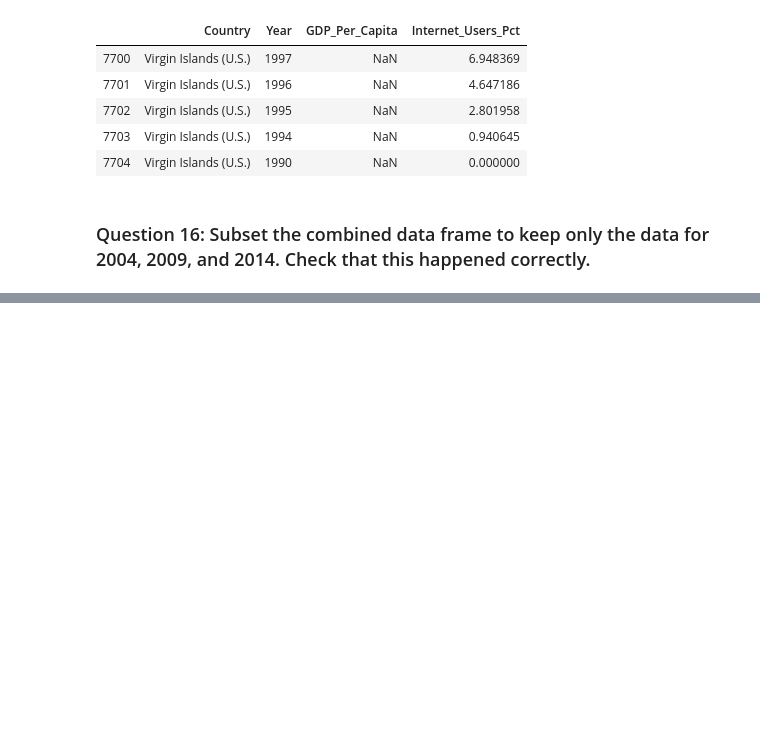
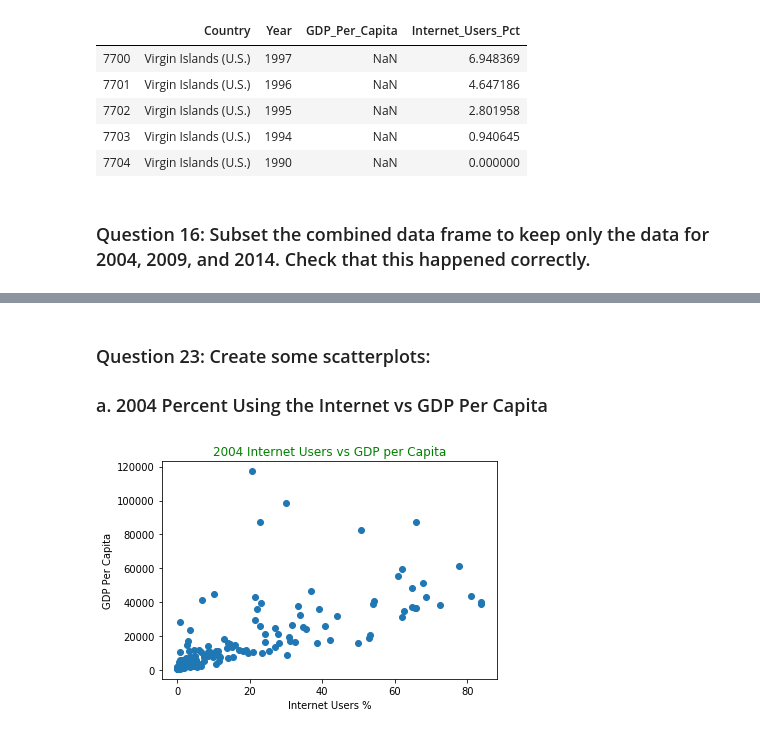
Before and after one commit to CatSchmalzer/gdp-and-internet, a Jupyter notebook: notebooks/un_data_explore.ipynb, the cells around one changed output, grey strips where cells are left out. Drawn from its saved outputs; the diff is of its cells as text; code cells hidden in the pictures; blank space fills up the shorter version.

```diff
--- a/notebooks/un_data_explore.ipynb
+++ b/notebooks/un_data_explore.ipynb
@@ -163,3 +163,7 @@ gdp_and_internet_use.tail(5)
 | 7704 | Virgin Islands (U.S.) | 1990 | NaN | 0.000000 |
 # %% [markdown]
 ### Question 16: Subset the combined data frame to keep only the data for 2004, 2009, and 2014. Check that this happened correctly.
+# %%
+years_list = ['2004', '2009', '2014']
+gdp_and_internet_use = gdp_and_internet_use.query("Year in @years_list")
+gdp_and_internet_use.shape
@@ -165,0 +192,3 @@ gdp_and_internet_use.tail(5)
+# %%
+gdp_internet_2004 = gdp_and_internet_use['Year'] == 2004
+gdp_and_internet_2004 = gdp_and_internet_use[gdp_internet_2004]
@@ -165,0 +308,10 @@ gdp_and_internet_use.tail(5)
+# %% [markdown]
+### Question 23: Create some scatterplots:
+### a. 2004 Percent Using the Internet vs GDP Per Capita
+# %%
+plt.scatter('Internet_Users_Pct', 'GDP_Per_Capita', data = gdp_and_internet_2004)
+plt.xlabel('Internet Users %')
+plt.ylabel('GDP Per Capita')
+plt.title('2004 Internet Users vs GDP per Capita', color = 'green');
+# %% [output]
+[figure, added]
```
Also changed, not shown: parts of 36 cells of this notebook.
